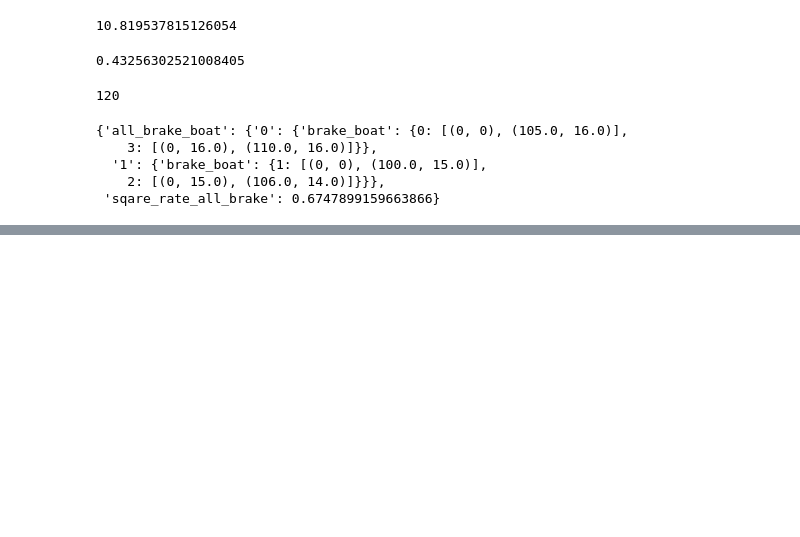
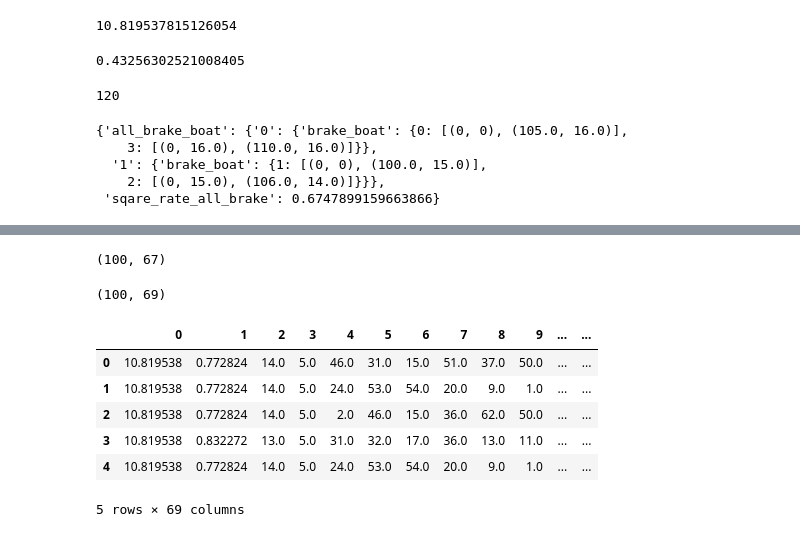
Before and after one commit to TSLNIHAOGIT/gene, a Jupyter notebook: get_last_one.ipynb, the cells around one changed output, grey strips where cells are left out. Saved outputs shown, nothing was run; the diff lists cells and outputs as text; code cells hidden in the pictures; blank space fills up the shorter version.

```diff
--- a/get_last_one.ipynb
+++ b/get_last_one.ipynb
@@ -2430,0 +2491,4 @@ aa[0]
+# %%
+phen.shape
+# %% [output]
+(100, 67)
@@ -2430,0 +2497,4 @@ aa[0]
+# %%
+data.shape
+# %% [output]
+(100, 69)
@@ -2430,0 +2503,10 @@ aa[0]
+# %%
+df.head()
+# %% [output]
+|  | 0 | 1 | 2 | 3 | 4 | 5 | 6 | 7 | 8 | 9 | ... | ... |
+| 0 | 10.819538 | 0.772824 | 14.0 | 5.0 | 46.0 | 31.0 | 15.0 | 51.0 | 37.0 | 50.0 | ... | ... |
+| 1 | 10.819538 | 0.772824 | 14.0 | 5.0 | 24.0 | 53.0 | 54.0 | 20.0 | 9.0 | 1.0 | ... | ... |
+| 2 | 10.819538 | 0.772824 | 14.0 | 5.0 | 2.0 | 46.0 | 15.0 | 36.0 | 62.0 | 50.0 | ... | ... |
+| 3 | 10.819538 | 0.832272 | 13.0 | 5.0 | 31.0 | 32.0 | 17.0 | 36.0 | 13.0 | 11.0 | ... | ... |
+| 4 | 10.819538 | 0.772824 | 14.0 | 5.0 | 24.0 | 53.0 | 54.0 | 20.0 | 9.0 | 1.0 | ... | ... |
+5 rows × 69 columns
```
Also changed, not shown: parts of 22 cells of this notebook, 12 other files.
